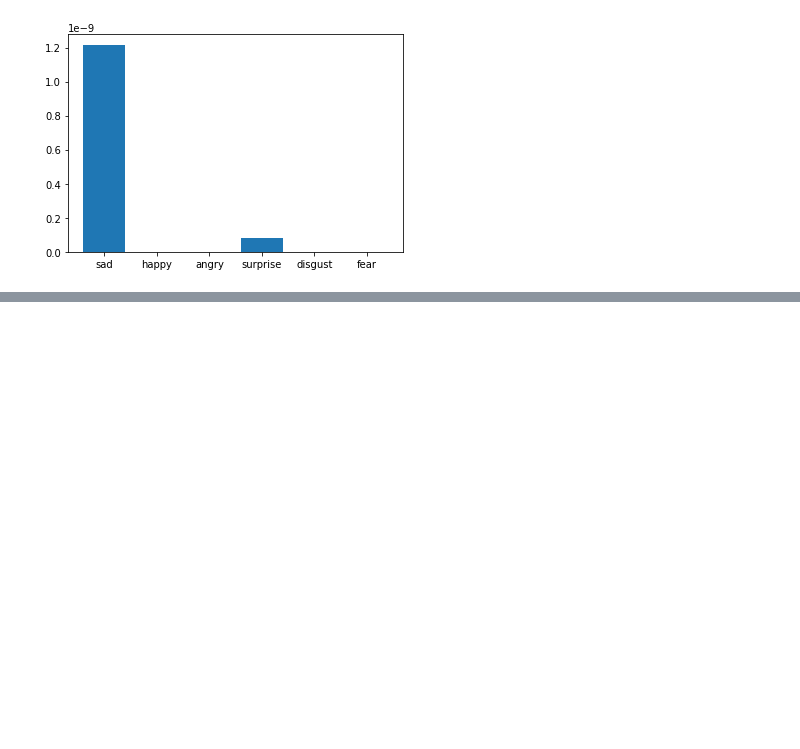
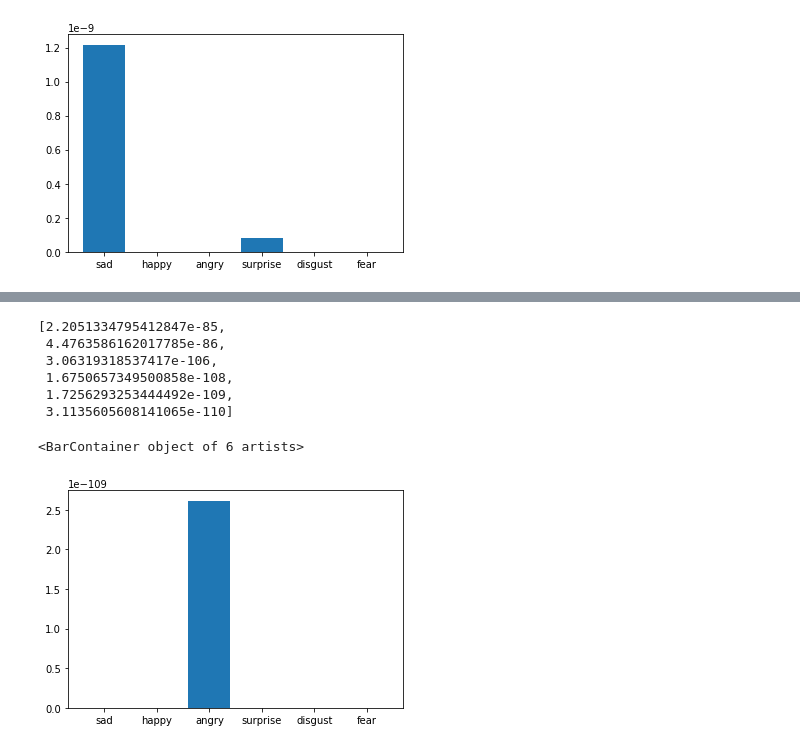
Before and after one commit to nahian-147/Bangla_Sentiment_Analysis, a Jupyter notebook: SentimentAnalysis.ipynb, the cells around one changed output, grey strips where cells are left out. Cells and saved outputs as stored; diff of their text form; code cells hidden in the pictures; blank space fills up the shorter version.

```diff
--- a/SentimentAnalysis.ipynb
+++ b/SentimentAnalysis.ipynb
@@ -155,0 +170,7 @@ plt.bar(['sad','happy','angry','surprise','disgust','fear'],count_probabilityNB(
+# %%
+def cut(wrd):
+    wrds = []
+    for k in range(1,len(wrd)):
+        wrds.append(wrd[:k])
+        wrds.append(wrd[k:])
+    return wrds
@@ -155,0 +181,3 @@ plt.bar(['sad','happy','angry','surprise','disgust','fear'],count_probabilityNB(
+# %%
+def lookup_wrds(wrd):
+    return set(useful_substrings(wrd)+cut(wrd))
@@ -155,0 +198,44 @@ plt.bar(['sad','happy','angry','surprise','disgust','fear'],count_probabilityNB(
+# %%
+def prepare_dictionary_s(sentence):
+    words_from_sentence = sentence.split()
+    probabilty = dict()
+    for word in words_from_sentence:
+        for w in lookup_wrds(word):
+            probabilty[w] = [.0000001 for k in range(7)]
+    for word in words_from_sentence:
+        for w in lookup_wrds(word):
+            k = 0
+            for emotion in word_pool:
+                total = all_words.count(w)
+                tw = word_pool[emotion].count(w)
+                if not tw == 0 :
+                    probabilty[w][k] = tw/total
+                k += 1
+            probabilty[w][k] = total/total_sentences
+    return probabilty
+# %%
+def count_probabilityNB_s(sentence):
+    probability = prepare_dictionary_s(sentence)
+    prob = [1 for _ in range(6)]
+    for k in range(6):
+        for word in sentence.split():
+            for w in lookup_wrds(word):
+                if not w in all_words:
+                    prob[k] *= 1
+                else:
+                    prob[k] *= probability[w][k]*probability[w][-1]
+    return prob
+# %%
+count_probabilityNB_s('আমি তোমাকে ভালোবাসি জুল')
+# %% [output]
+[2.2051334795412847e-85,
+ 4.4763586162017785e-86,
+ 3.06319318537417e-106,
+ 1.6750657349500858e-108,
+ 1.7256293253444492e-109,
+ 3.1135605608141065e-110]
+# %%
+plt.bar(['sad','happy','angry','surprise','disgust','fear'],count_probabilityNB_s('ওটা আপনার লোকেরাই করছে।'))
+# %% [output]
+<BarContainer object of 6 artists>
+[figure, added]
```
Also changed, not shown: parts of 5 cells of this notebook.
